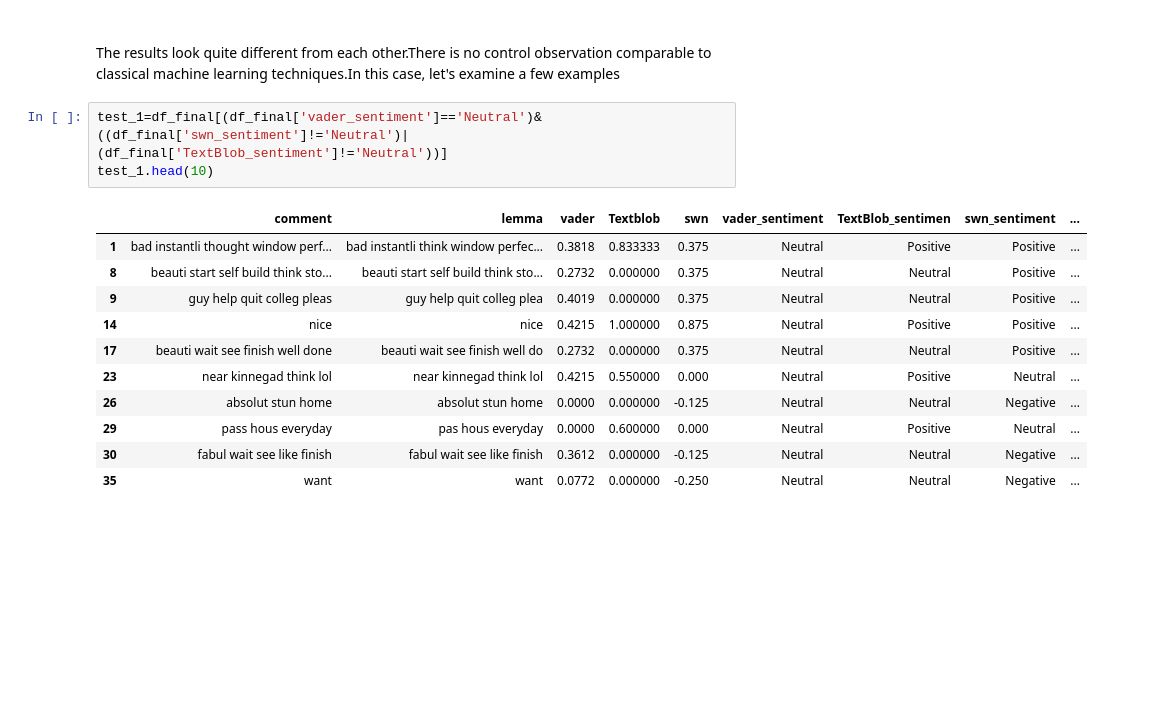
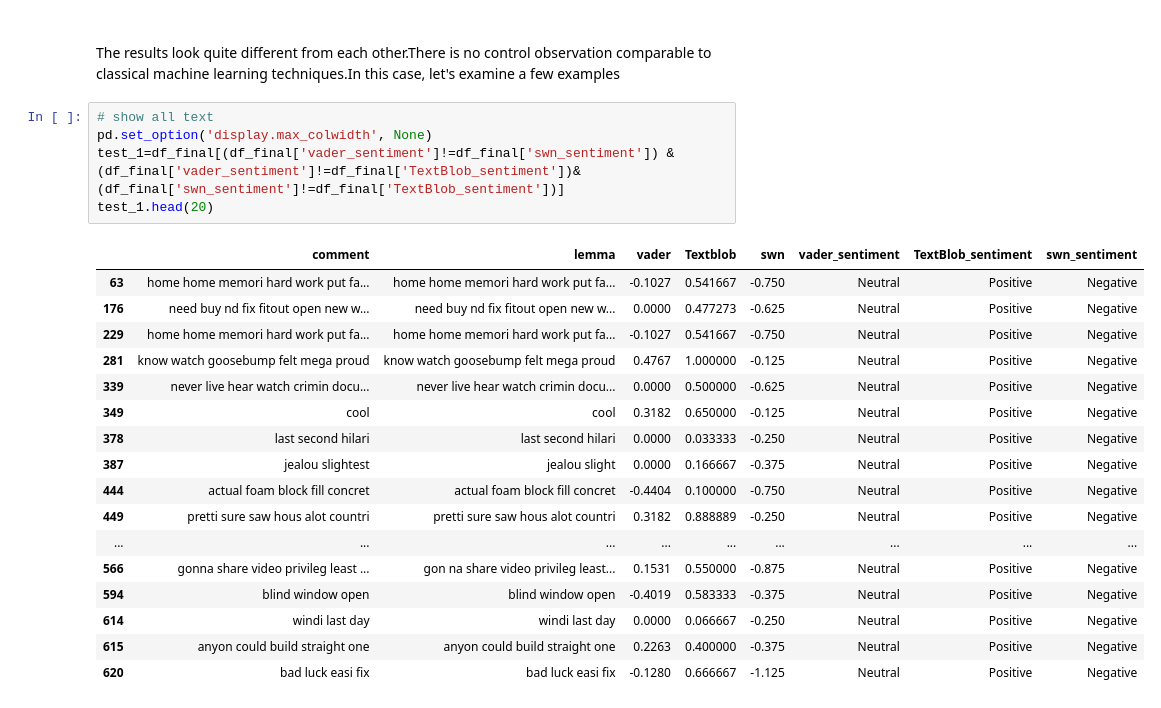
Before and after one commit to aytenkermencct/assesment_cct, a Jupyter notebook: sentiment_analysis.ipynb, the cells around one changed output. Drawn from its saved outputs; the diff is of its cells as text; blank space fills up the shorter version.

```diff
--- a/sentiment_analysis.ipynb
+++ b/sentiment_analysis.ipynb
@@ -349,17 +350,25 @@ plt.show()
 ###
 The results look quite different from each other.There is no control observation comparable to classical machine learning techniques.In this case, let's examine a few examples
 # %%
-test_1=df_final[(df_final['vader_sentiment']=='Neutral')& ((df_final['swn_sentiment']!='Neutral')|(df_final['TextBlob_sentiment']!='Neutral'))]
-test_1.head(10)
+# show all text
+pd.set_option('display.max_colwidth', None)
+test_1=df_final[(df_final['vader_sentiment']!=df_final['swn_sentiment']) & (df_final['vader_sentiment']!=df_final['TextBlob_sentiment'])&(df_final['swn_sentiment']!=df_final['TextBlob_sentiment'])]
+test_1.head(20)
 # %% [output]
-|  | comment | lemma | vader | Textblob | swn | vader_sentiment | TextBlob_sentimen | swn_sentiment | ... |
-| 1 | bad instantli thought window perf... | bad instantli think window perfec... | 0.3818 | 0.833333 | 0.375 | Neutral | Positive | Positive | ... |
-| 8 | beauti start self build think sto... | beauti start self build think sto... | 0.2732 | 0.000000 | 0.375 | Neutral | Neutral | Positive | ... |
-| 9 | guy help quit colleg pleas | guy help quit colleg plea | 0.4019 | 0.000000 | 0.375 | Neutral | Neutral | Positive | ... |
-| 14 | nice | nice | 0.4215 | 1.000000 | 0.875 | Neutral | Positive | Positive | ... |
-| 17 | beauti wait see finish well done | beauti wait see finish well do | 0.2732 | 0.000000 | 0.375 | Neutral | Neutral | Positive | ... |
-| 23 | near kinnegad think lol | near kinnegad think lol | 0.4215 | 0.550000 | 0.000 | Neutral | Positive | Neutral | ... |
-| 26 | absolut stun home | absolut stun home | 0.0000 | 0.000000 | -0.125 | Neutral | Neutral | Negative | ... |
-| 29 | pass hous everyday | pas hous everyday | 0.0000 | 0.600000 | 0.000 | Neutral | Positive | Neutral | ... |
-| 30 | fabul wait see like finish | fabul wait see like finish | 0.3612 | 0.000000 | -0.125 | Neutral | Neutral | Negative | ... |
-| 35 | want | want | 0.0772 | 0.000000 | -0.250 | Neutral | Neutral | Negative | ... |
+|  | comment | lemma | vader | Textblob | swn | vader_sentiment | TextBlob_sentiment | swn_sentiment |
+| 63 | home home memori hard work put fa... | home home memori hard work put fa... | -0.1027 | 0.541667 | -0.750 | Neutral | Positive | Negative |
+| 176 | need buy nd fix fitout open new w... | need buy nd fix fitout open new w... | 0.0000 | 0.477273 | -0.625 | Neutral | Positive | Negative |
+| 229 | home home memori hard work put fa... | home home memori hard work put fa... | -0.1027 | 0.541667 | -0.750 | Neutral | Positive | Negative |
+| 281 | know watch goosebump felt mega proud | know watch goosebump felt mega proud | 0.4767 | 1.000000 | -0.125 | Neutral | Positive | Negative |
+| 339 | never live hear watch crimin docu... | never live hear watch crimin docu... | 0.0000 | 0.500000 | -0.625 | Neutral | Positive | Negative |
+| 349 | cool | cool | 0.3182 | 0.650000 | -0.125 | Neutral | Positive | Negative |
+| 378 | last second hilari | last second hilari | 0.0000 | 0.033333 | -0.250 | Neutral | Positive | Negative |
+| 387 | jealou slightest | jealou slight | 0.0000 | 0.166667 | -0.375 | Neutral | Positive | Negative |
+| 444 | actual foam block fill concret | actual foam block fill concret | -0.4404 | 0.100000 | -0.750 | Neutral | Positive | Negative |
+| 449 | pretti sure saw hous alot countri | pretti sure saw hous alot countri | 0.3182 | 0.888889 | -0.250 | Neutral | Positive | Negative |
+| ... | ... | ... | ... | ... | ... | ... | ... | ... |
+| 566 | gonna share video privileg least ... | gon na share video privileg least... | 0.1531 | 0.550000 | -0.875 | Neutral | Positive | Negative |
+| 594 | blind window open | blind window open | -0.4019 | 0.583333 | -0.375 | Neutral | Positive | Negative |
+| 614 | windi last day | windi last day | 0.0000 | 0.066667 | -0.250 | Neutral | Positive | Negative |
+| 615 | anyon could build straight one | anyon could build straight one | 0.2263 | 0.400000 | -0.375 | Neutral | Positive | Negative |
+| 620 | bad luck easi fix | bad luck easi fix | -0.1280 | 0.666667 | -1.125 | Neutral | Positive | Negative |
```
Also changed, not shown: parts of 10 cells of this notebook.
